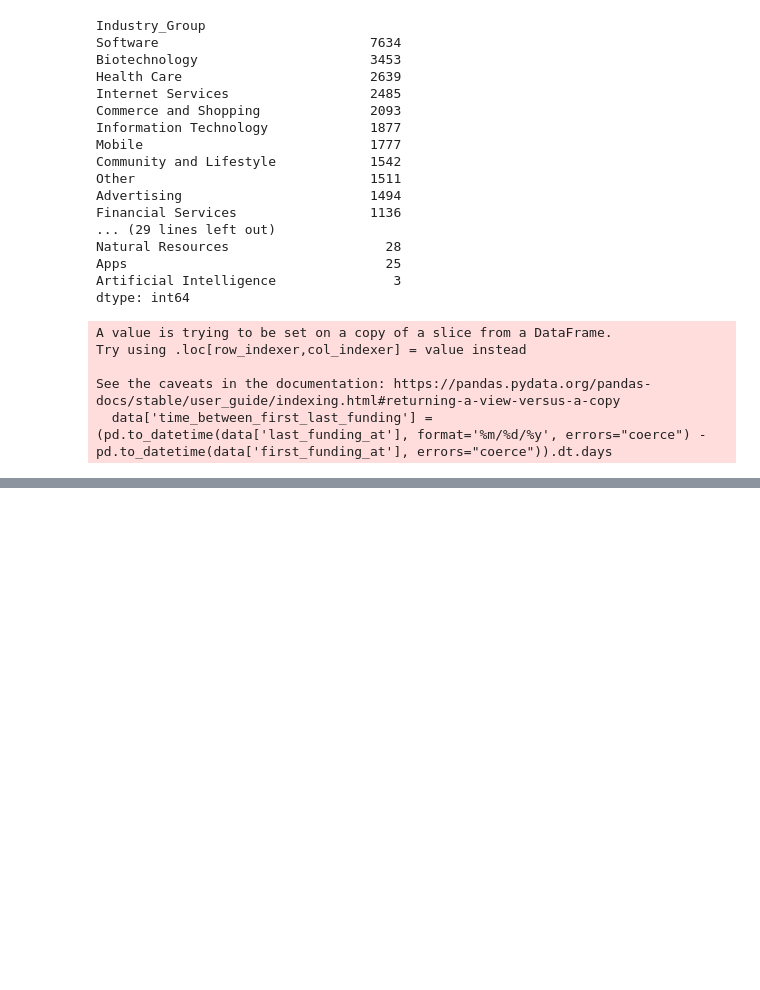
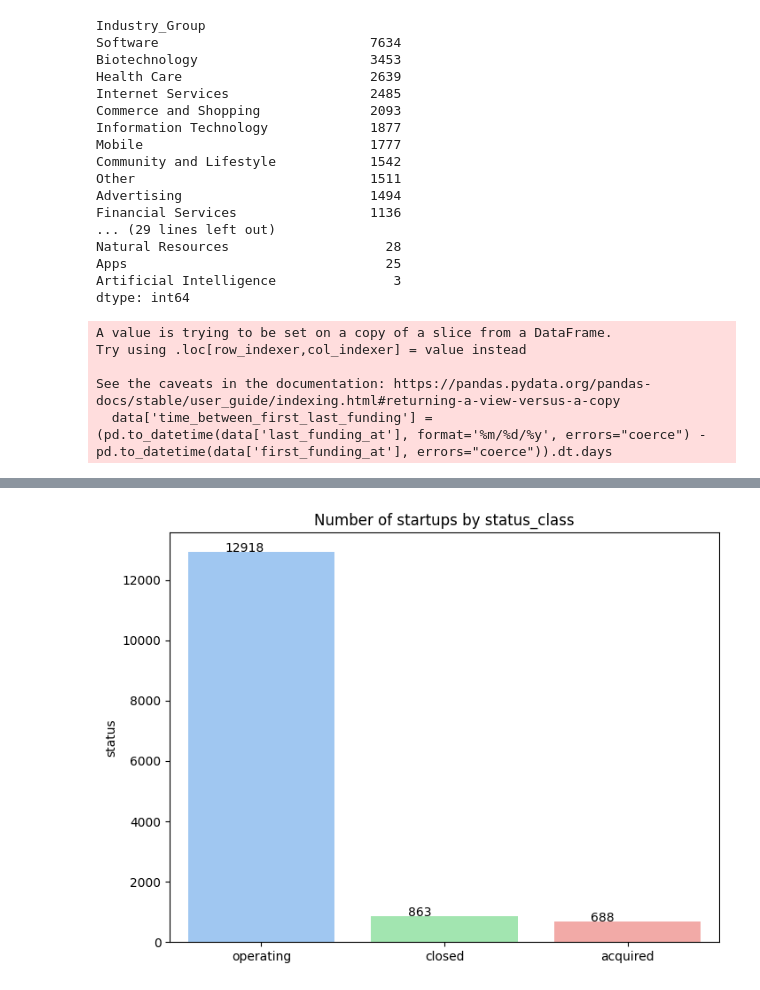
Before and after one commit to aamruth/triumph-venture, a Jupyter notebook: notebooks/Doubles_extras_elim.ipynb, the cells around one changed output, grey strips where cells are left out. Drawn from its saved outputs; the diff is of its cells as text; code cells hidden in the pictures; blank space fills up the shorter version.

```diff
--- a/notebooks/Doubles_extras_elim.ipynb
+++ b/notebooks/Doubles_extras_elim.ipynb
@@ -311,0 +362,15 @@ data
+# %%
+other_data = data[data['country_code'] == 'Other']
+
+plt.style.use('seaborn-pastel')
+plt.figure(figsize=(8,6))
+plt.title('Number of startups by status_class')
+
+sns.barplot(x= other_data.status.value_counts().index, y=other_data.status.value_counts())
+def addlabels(x,y):
+    for i in range(len(x)):
+        plt.text(i-.20,y[i],y[i])
+
+addlabels(other_data.status.value_counts().index,other_data.status.value_counts())
+# %% [output]
+[figure, added]
```
Also changed, not shown: parts of 47 cells of this notebook.
